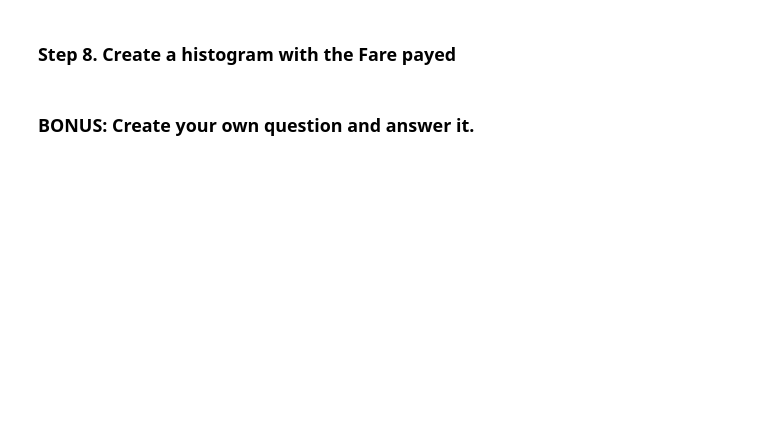
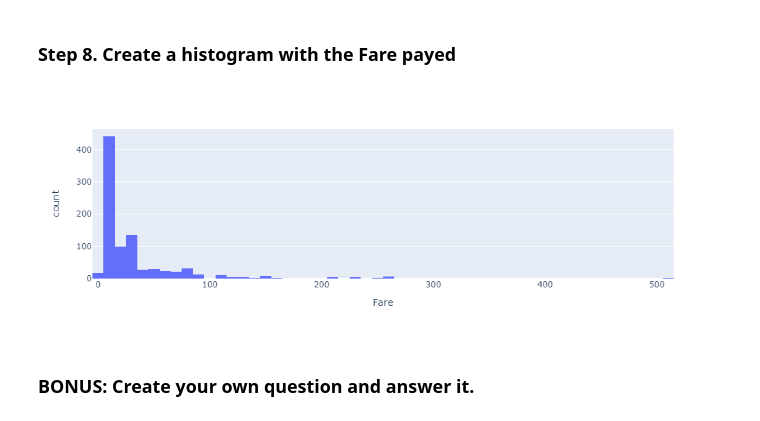
Before and after one commit to BorjaFlightCoder/pandas_exercises, a Jupyter notebook: 07_Visualization/Titanic_Desaster/Exercises.ipynb, the cells around one changed output. Cells and saved outputs as stored; diff of their text form; code cells hidden in the pictures; blank space fills up the shorter version.

```diff
--- a/07_Visualization/Titanic_Desaster/Exercises.ipynb
+++ b/07_Visualization/Titanic_Desaster/Exercises.ipynb
@@ -45,4 +99,9 @@ df_titanic = pd.read_csv(filepath_or_buffer=url)
 # %% [markdown]
 ### Step 8. Create a histogram with the Fare payed
+# %%
+fig4 = px.histogram(data_frame=df_titanic,x='Fare')
+fig4.show()
+# %% [output]
+[figure, added]
 # %% [markdown]
 ### BONUS: Create your own question and answer it.
```
Also changed, not shown: parts of 9 cells of this notebook.
